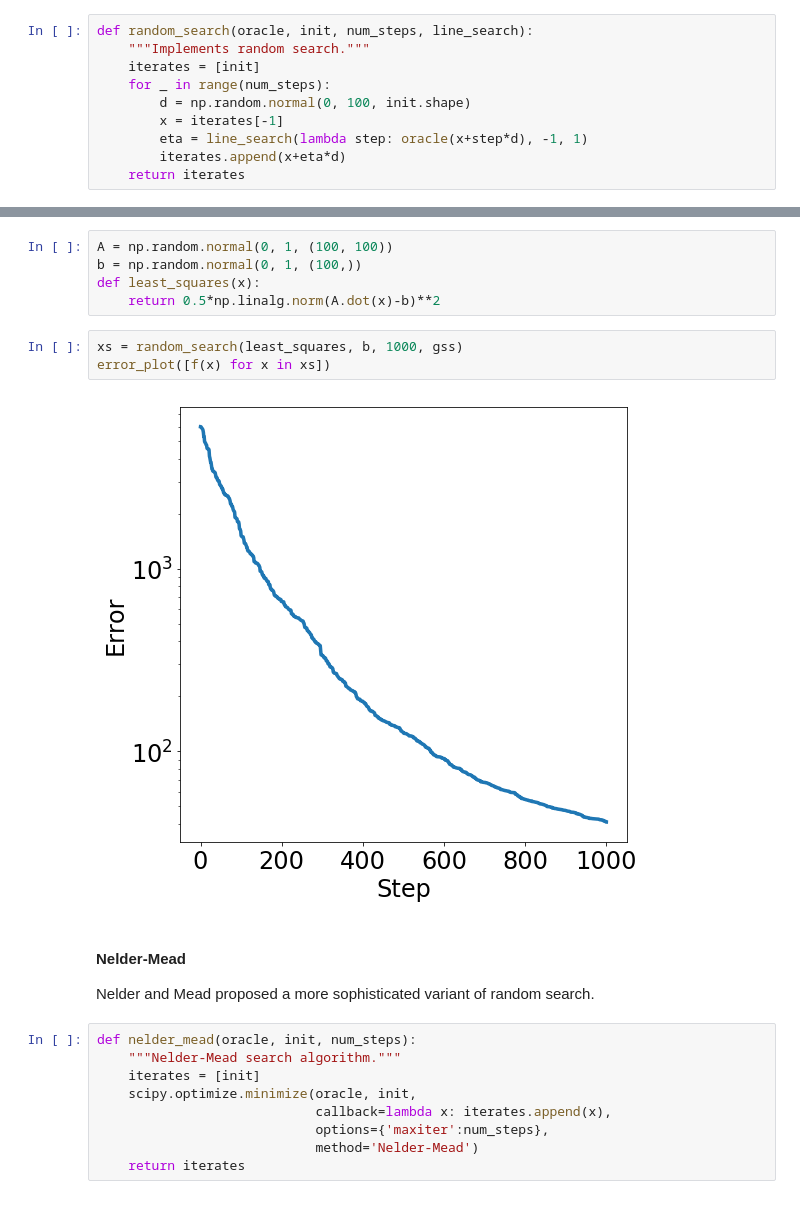
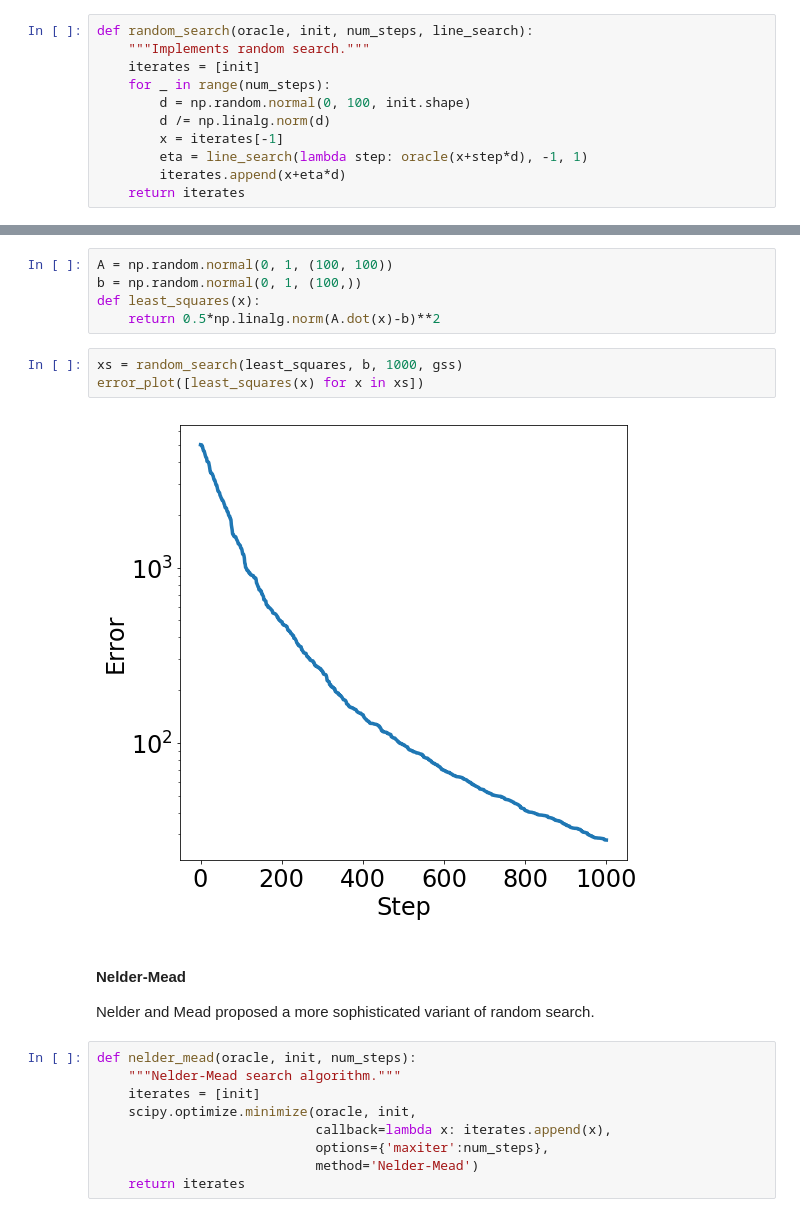
Before and after one commit to ee227c/ee227c.github.io, a Jupyter notebook: code/lecture20.ipynb, the cells around one changed output, grey strips where cells are left out. Saved outputs shown, nothing was run; the diff lists cells and outputs as text.

```diff
--- a/code/lecture20.ipynb
+++ b/code/lecture20.ipynb
@@ -127,6 +125,7 @@ def random_search(oracle, init, num_steps, line_search):
     iterates = [init]
     for _ in range(num_steps):
         d = np.random.normal(0, 100, init.shape)
+        d /= np.linalg.norm(d)
         x = iterates[-1]
         eta = line_search(lambda step: oracle(x+step*d), -1, 1)
         iterates.append(x+eta*d)
@@ -140,10 +139,12 @@ def least_squares(x):
     return 0.5*np.linalg.norm(A.dot(x)-b)**2
 # %%
 xs = random_search(least_squares, b, 1000, gss)
-error_plot([f(x) for x in xs])
+error_plot([least_squares(x) for x in xs])
 # %% [output]
-[figure, old version]
+[figure, new version]
 # %% [markdown]
+<a name="nm"></a>
+
 #### Nelder-Mead
 
 Nelder and Mead proposed a more sophisticated variant of random search.
```
Also changed, not shown: parts of 23 cells of this notebook, 1 other file.
